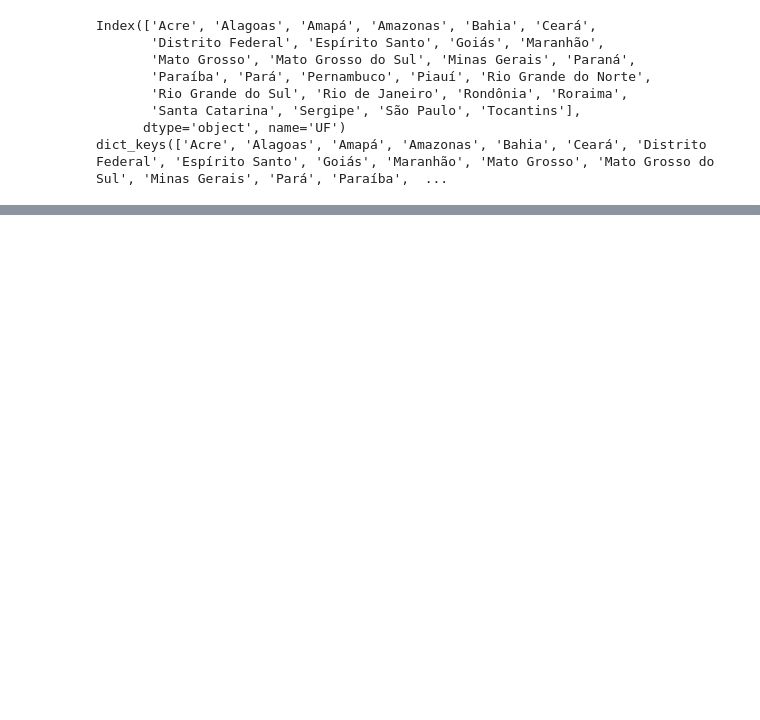
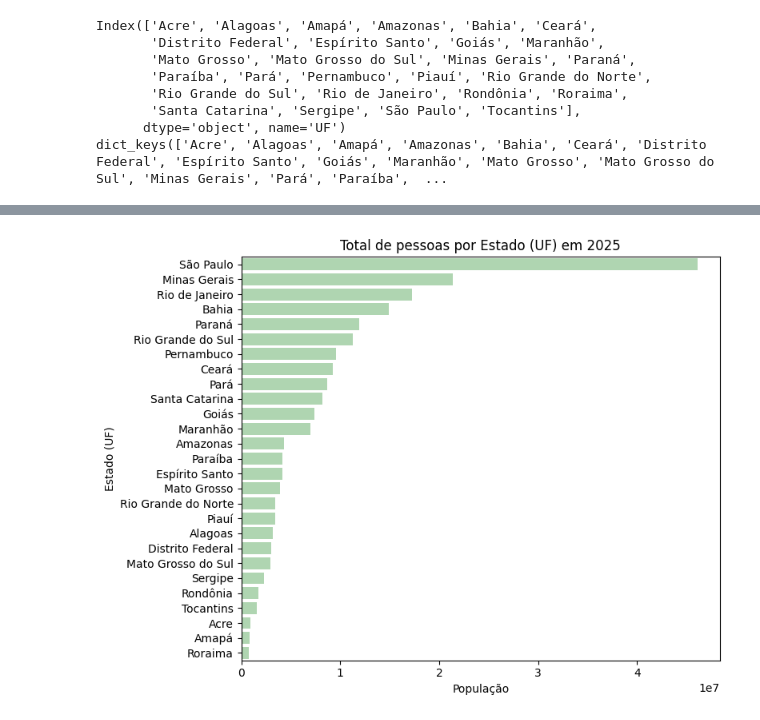
Before and after one commit to Estressei/ProjetoTrilhaDados, a Jupyter notebook: main.ipynb, the cells around one changed output, grey strips where cells are left out. Drawn from its saved outputs; the diff is of its cells as text; code cells hidden in the pictures; blank space fills up the shorter version.

```diff
--- a/main.ipynb
+++ b/main.ipynb
@@ -317,0 +341,18 @@ dict_keys(['Acre', 'Alagoas', 'Amapá', 'Amazonas', 'Bahia', 'Ceará', 'Distrito
+# %%
+#Exibe a quantidade de pessoas por estado
+populacao = populacao.sort_values('População_residente', ascending=False)
+
+plt.figure(figsize=(8,6))
+sns.barplot(
+    data=populacao,
+    y='Unidade da Federação',
+    x='População_residente',
+    color='#A8DCAB'
+)
+plt.title('Total de pessoas por Estado (UF) em 2025')
+plt.xlabel('População')
+plt.ylabel('Estado (UF)')
+plt.tight_layout()
+plt.show()
+# %% [output]
+[figure, added]
```
Also changed, not shown: parts of 14 cells of this notebook, 1 other file.
